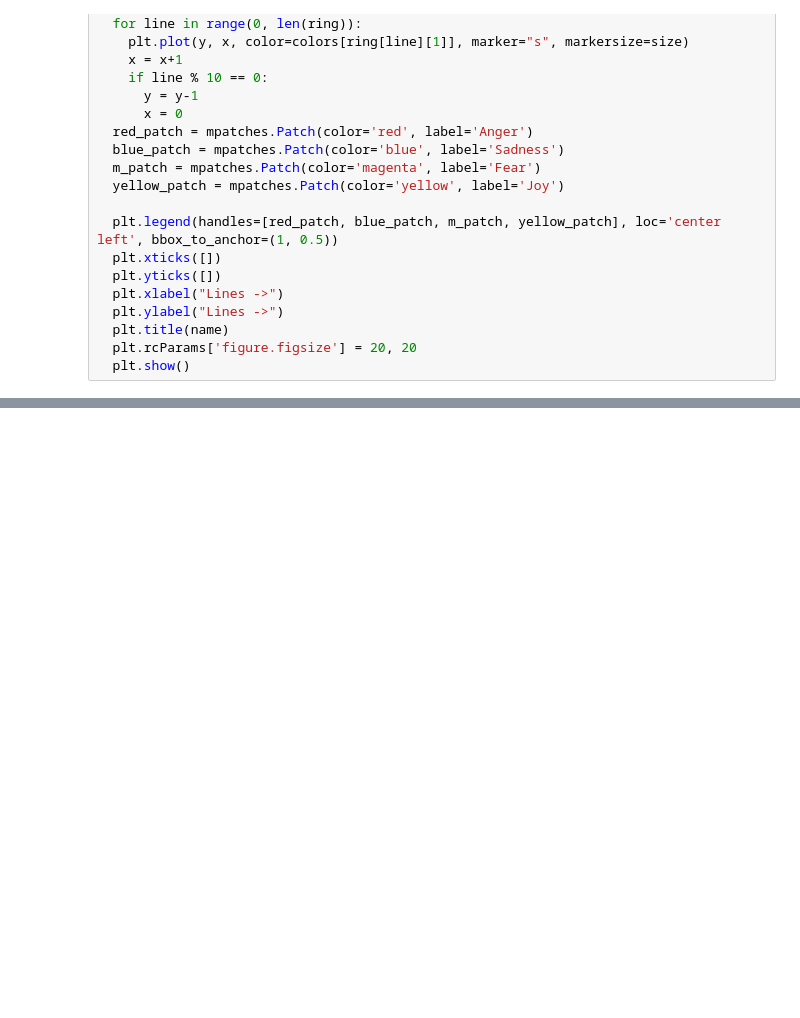
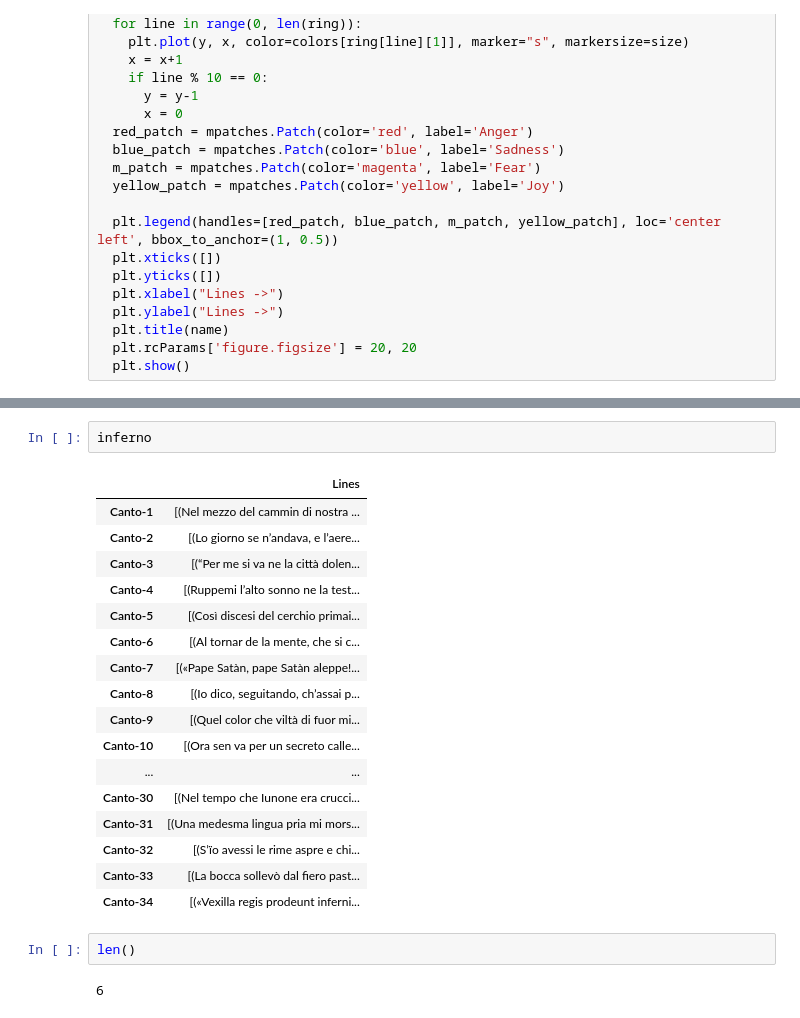
Before and after one commit to Blaine-Mason/Divine-Comedy-Ring-Analysis, a Jupyter notebook: Parsing_inferno.ipynb, the cells around one changed output, grey strips where cells are left out. Cells and saved outputs as stored; diff of their text form; blank space fills up the shorter version.

```diff
--- a/Parsing_inferno.ipynb
+++ b/Parsing_inferno.ipynb
@@ -136,0 +119,24 @@ plot_emotions(ring9, "Ring 9: Treachery", 20)
+# %%
+inferno
+# %% [output]
+|  | Lines |
+| Canto-1 | [(Nel mezzo del cammin di nostra ... |
+| Canto-2 | [(Lo giorno se n’andava, e l’aere... |
+| Canto-3 | [(“Per me si va ne la città dolen... |
+| Canto-4 | [(Ruppemi l’alto sonno ne la test... |
+| Canto-5 | [(Così discesi del cerchio primai... |
+| Canto-6 | [(Al tornar de la mente, che si c... |
+| Canto-7 | [(«Pape Satàn, pape Satàn aleppe!... |
+| Canto-8 | [(Io dico, seguitando, ch’assai p... |
+| Canto-9 | [(Quel color che viltà di fuor mi... |
+| Canto-10 | [(Ora sen va per un secreto calle... |
+| ... | ... |
+| Canto-30 | [(Nel tempo che Iunone era crucci... |
+| Canto-31 | [(Una medesma lingua pria mi mors... |
+| Canto-32 | [(S’ïo avessi le rime aspre e chi... |
+| Canto-33 | [(La bocca sollevò dal fiero past... |
+| Canto-34 | [(«Vexilla regis prodeunt inferni... |
+# %%
+len()
+# %% [output]
+6
```
Also changed, not shown: parts of 14 cells of this notebook.
